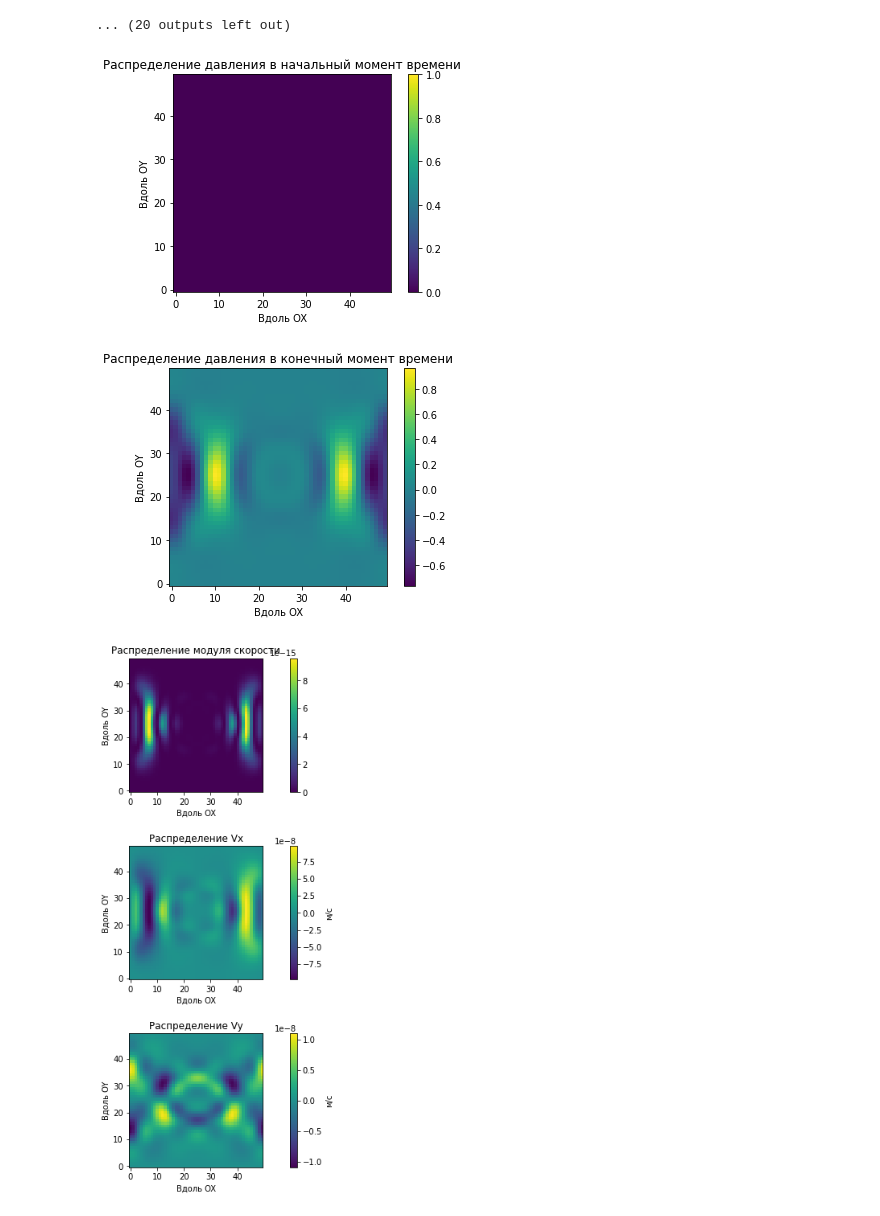
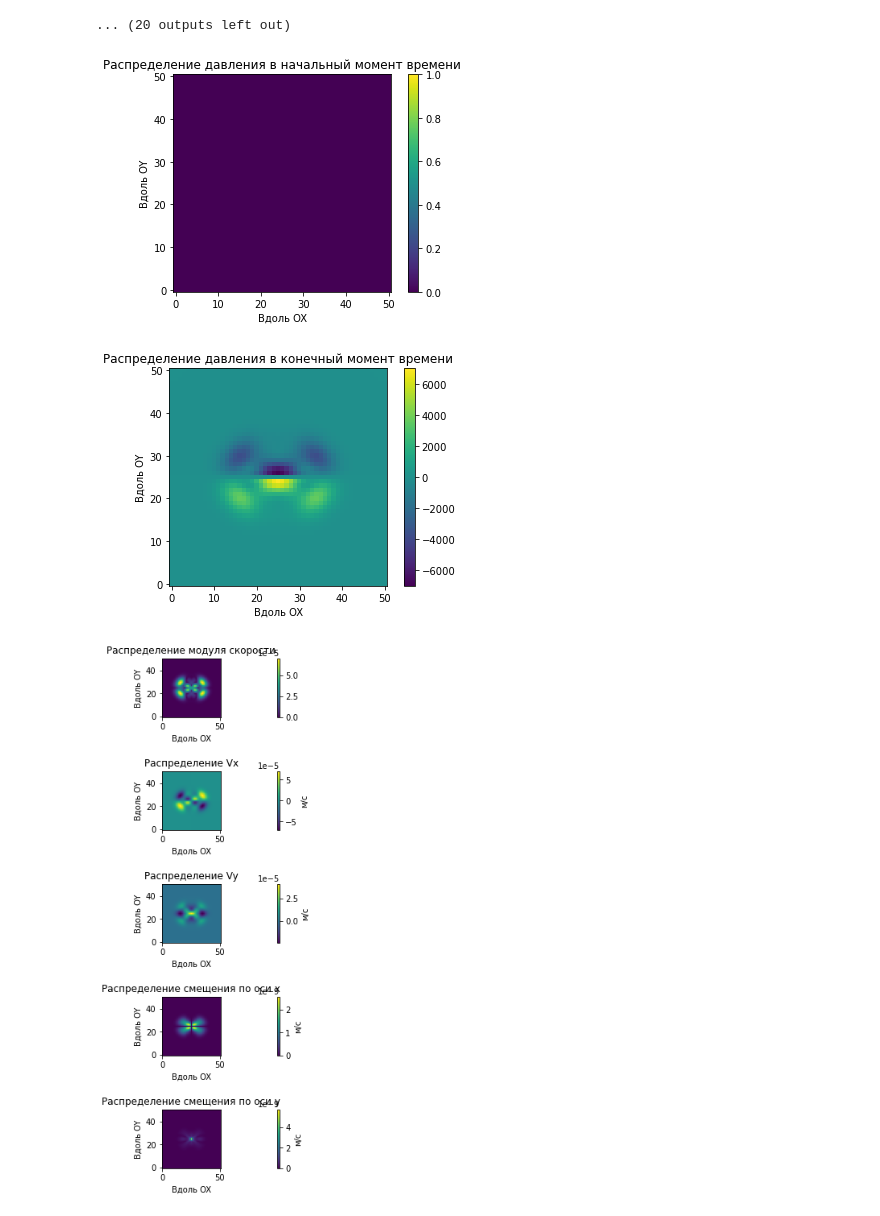
Before and after one commit to MVerenin/WaveProcesses, a Jupyter notebook: Project.ipynb, the cells around one changed output. Drawn from its saved outputs; the diff is of its cells as text; code cells hidden in the pictures.

```diff
--- a/Project.ipynb
+++ b/Project.ipynb
@@ -81,6 +81,7 @@ $\displaystyle \left[\begin{matrix}0 & 0 & - \frac{С_{13}}{С_{11}} & 0 & 1\\\f
 # %%
 # Импортируем numpy для хранения результатов расчётов
 import numpy as np
+import math as m
 
 # Импортируем модуль matplolib для визуализации результатов
 import matplotlib.pyplot as plt
@@ -92,16 +93,18 @@ C_11 = 16.7*10**10
 C_13 = 6.6*10**10
 C_33 = 14*10**10
 C_44 = 6.63*10**10
-T = 0.00010 # 1 полный оборот начального возмущения
-M = 50 # количество узлов вдоль оси
+T = 0.000050 # 1 полный оборот начального возмущения
+M = 51 # количество узлов вдоль оси
 nx = M
 ny = M
 h = L / M # шаг по координате, h
 dt = 0.000001 # коэффициент должен быть меньше единицы
+f0 = 5*10**5
+t0 = 0.000006
 # В каждом узле мы храним тензор напряжений и значения скорости среды
 data_current = np.zeros((M, M), dtype=[('vx', np.float64), ('vy', np.float64), ('s_xx', np.float64), ('s_xy', np.float64), ('s_yy', np.float64)])
 data_next = np.zeros((M, M), dtype=[('vx', np.float64), ('vy', np.float64), ('s_xx', np.float64), ('s_xy', np.float64), ('s_yy', np.float64)])
-
+delta_s = np.zeros((M,M), dtype = [('dx', np.float64), (('dy', np.float64))])
 # Определим теперь функции, которые на основании OmegaX и OmegaX^(-1) умеют нам возвращать трансформированный вектор
 def OmegaX(q):
     vx, vy, s_xx, s_xy, s_yy = q
@@ -119,12 +122,12 @@ def OmegaYInv(w1, w2, w3, w4, w5):
     return (1/(rho*C_44)**0.5 * (w4 - w5), 1/(rho*C_33)**0.5 * (w2 - w3), w1 + C_11/C_33 * (w2 + w3), w4 + w5, w2 + w3)
 
 # Начальные значения в виде круговой области нагружения
-for j in range(ny):
-    for i in range(nx):
-        x = -1.0 + i * h
-        y = -1.0 + j * h
-        if (x * x + y * y < 0.1):
-            data_current[j, i]['s_xx'] = 1.0
+#for j in range(ny):
+#    for i in range(nx):
+#        x = -1.0 + i * h
+#        y = -1.0 + j * h
+#        if (x * x + y * y < 0.1):
+#            data_current[j, i]['s_xx'] = 1.0
 
 # Начальные значения в виде плоской наклонной волны под 45 градусов
 #for j in range(ny):
@@ -143,9 +146,13 @@ _ = ax.set_xlabel('Вдоль OX')
 _ = ax.set_ylabel('Вдоль OY')
 img = ax.imshow(data_current['s_yy'], vmin = 0, vmax = 1, origin = 'lower')
 _ = fig.colorbar(img)
-
+time = 0
 # Расчёт
 for k in range(int(T / dt)):
+    time += dt
+    f = m.exp(-0.5*f0**2*(time-t0)**2)*m.cos(m.pi*(time-t0))
+    #data_current[25, 25]['vx'] += f/rho
+    data_current[25, 25]['vy'] += f/rho
     # Шаг по X
     for j in range(ny):
         for i in range(nx):
@@ -195,38 +202,53 @@ for k in range(int(T / dt)):
             w5_new = w5 - (C_44/rho)**0.5 * dt / h * (w5 - w5p)
             # Возвращаемся в исходные переменные
             data_current[j, i]['vx'], data_current[j, i]['vy'], data_current[j, i]['s_xx'], data_current[j, i]['s_xy'], data_current[j, i]['s_yy'] = OmegaYInv(w1_new, w2_new, w3_new, w4_new, w5_new)
+            delta_s[j, i]['dx'] += abs(data_current[j, i]['vx']*dt)
+            delta_s[j, i]['dy'] += abs(data_current[j, i]['vy']*dt)
 # %% [output]
-[figure, old version]
+[figure, new version]
 # %%
 # Рисуем графики по окончанию расчёта
 fig, ax = plt.subplots()
 ax.set_title('Распределение давления в конечный момент времени')
 _ = ax.set_xlabel('Вдоль OX')
 _ = ax.set_ylabel('Вдоль OY')
-img = ax.imshow(data_current['s_yy'], origin = 'lower')
+img = ax.imshow(data_current['s_xx'], origin = 'lower')
 _ = fig.colorbar(img)
 
 # Проанализируем скорость
-fig, axs = plt.subplots(3, 1, figsize=(10, 10))
+fig, axs = plt.subplots(5, 1, figsize=(10, 10))
 
 axs[0].set_title('Распределение модуля скорости')
 _ = axs[0].set_xlabel('Вдоль OX')
 _ = axs[0].set_ylabel('Вдоль OY')
-img_0 = axs[0].imshow(data_current['vx'] ** 2 + data_current['vy'] ** 2, origin = 'lower')
+img_0 = axs[0].imshow((data_current['vx'] ** 2 + data_current['vy'] ** 2)**0.5, origin = 'lower')
 _ = fig.colorbar(img_0, ax = axs[0])
 
 axs[1].set_title('Распределение Vx')
 _ = axs[1].set_xlabel('Вдоль OX')
 _ = axs[1].set_ylabel('Вдоль OY')
 img_1 = axs[1].imshow(data_current['vx'], origin = 'lower')
 _ = fig.colorbar(img_1, label = 'м/с', ax = axs[1])
 
 axs[2].set_title('Распределение Vy')
 _ = axs[2].set_xlabel('Вдоль OX')
 _ = axs[2].set_ylabel('Вдоль OY')
 img_2 = axs[2].imshow(data_current['vy'], origin = 'lower')
 _ = fig.colorbar(img_2, label = 'м/с', ax = axs[2])
+
+axs[3].set_title('Распределение смещения по оси х')
+_ = axs[3].set_xlabel('Вдоль OX')
+_ = axs[3].set_ylabel('Вдоль OY')
+img_3 = axs[3].imshow(delta_s['dx'], origin = 'lower')
+_ = fig.colorbar(img_3, label = 'м/с', ax = axs[3])
+
+axs[4].set_title('Распределение смещения по оси у')
+_ = axs[4].set_xlabel('Вдоль OX')
+_ = axs[4].set_ylabel('Вдоль OY')
+img_4 = axs[4].imshow(delta_s['dy'], origin = 'lower')
+_ = fig.colorbar(img_4, label = 'м/с', ax = axs[4])
+
 fig.tight_layout(pad = 2)
 # %% [output]
-[figure, old version]
+[figure, new version]
-[figure, old version]
+[figure, new version]
```
